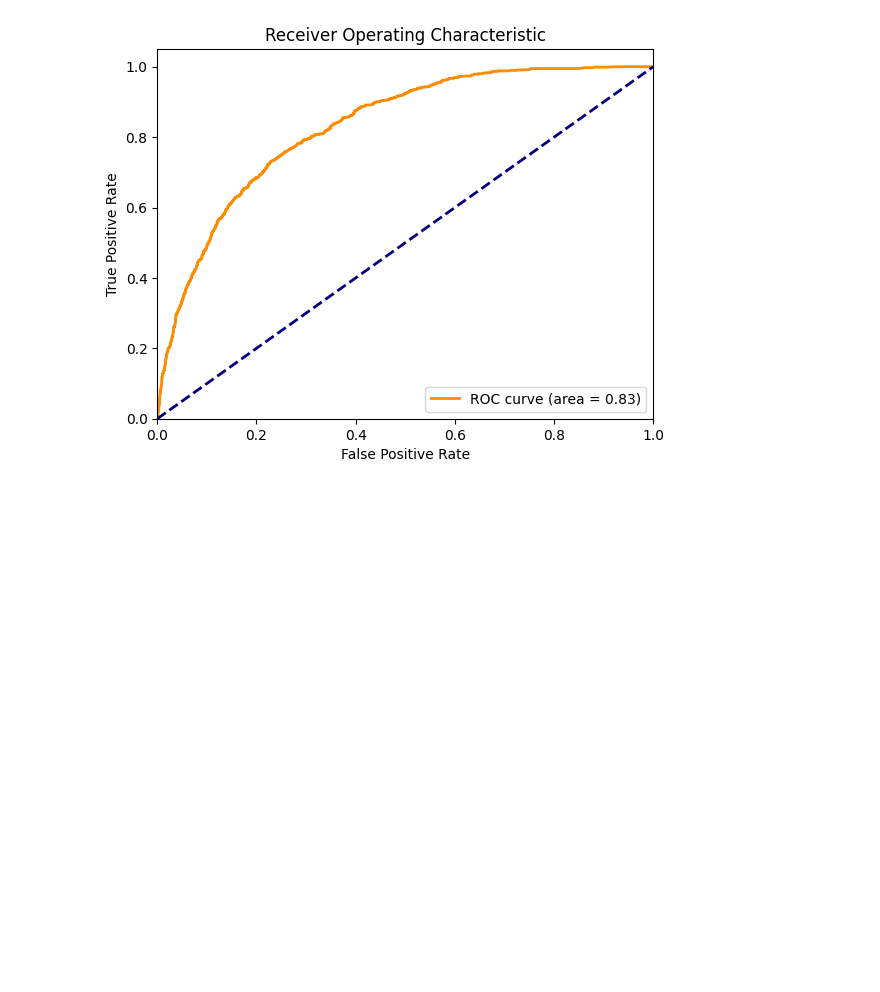
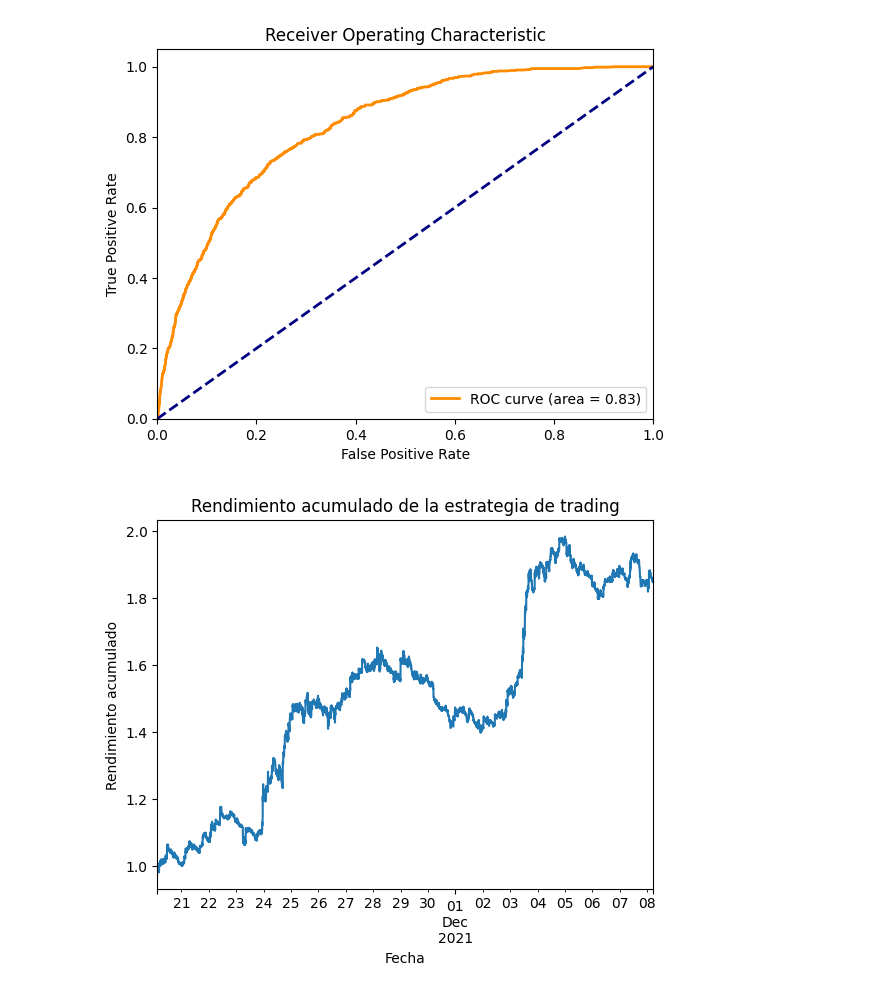
Before and after one commit to jin588/bolsa-4, a Jupyter notebook: Notebooks/03_4_Entrenamiento_Evaluacion_Gradient.ipynb, the cells around one changed output. Cells and saved outputs as stored; diff of their text form; code cells hidden in the pictures; blank space fills up the shorter version.

```diff
--- a/Notebooks/03_4_Entrenamiento_Evaluacion_Gradient.ipynb
+++ b/Notebooks/03_4_Entrenamiento_Evaluacion_Gradient.ipynb
@@ -467,3 +494,39 @@ import pickle
 # Guardar el modelo en un archivo pickle
 with open('gradient.pkl', 'wb') as f:
     pickle.dump(model_res, f)
+# %%
+X_test_eval = df_test_tata[['ema5', 'ema20',"volume","CCI15","CCI10"]]
+y_test_eval = df_test_tata['buy_signal']
+
+# Predecir con el modelo
+y_pred_eval = model_res.predict(X_test_eval)
+# %%
+# Crear un DataFrame para almacenar las predicciones del modelo
+df_test_tata['predictions'] = model_res.predict(X_test_eval)
+
+# Crear columnas para las posiciones largas (compra) y cortas (venta)
+df_test_tata['compra'] = np.where(df_test_tata['predictions'] == 1, df_test_tata['close'], np.nan)
+df_test_tata['venta'] = np.where(df_test_tata['predictions'] == 0, df_test_tata['close'], np.nan)
+
+# Calcular los retornos diarios
+df_test_tata['retorno_diario'] = df_test_tata['close'].pct_change()
+
+# Calcular los retornos de la estrategia
+df_test_tata['retorno_total'] = df_test_tata['retorno_diario'] * df_test_tata['predictions'].shift()
+
+# Calcular el rendimiento acumulado de la estrategia
+df_test_tata['rendimiento_total'] = (1 + df_test_tata['retorno_total']).cumprod()
+
+# Graficar el rendimiento acumulado de la estrategia
+df_test_tata['rendimiento_total'].plot()
+
+# Añadir títulos y etiquetas
+plt.title('Rendimiento acumulado de la estrategia de trading')
+plt.xlabel('Fecha')
+plt.ylabel('Rendimiento acumulado')
+
+# Mostrar la gráfica
+plt.show()
+plt.show()
+# %% [output]
+[figure, added]
```
Also changed, not shown: parts of 2 cells of this notebook, 2 other files.
